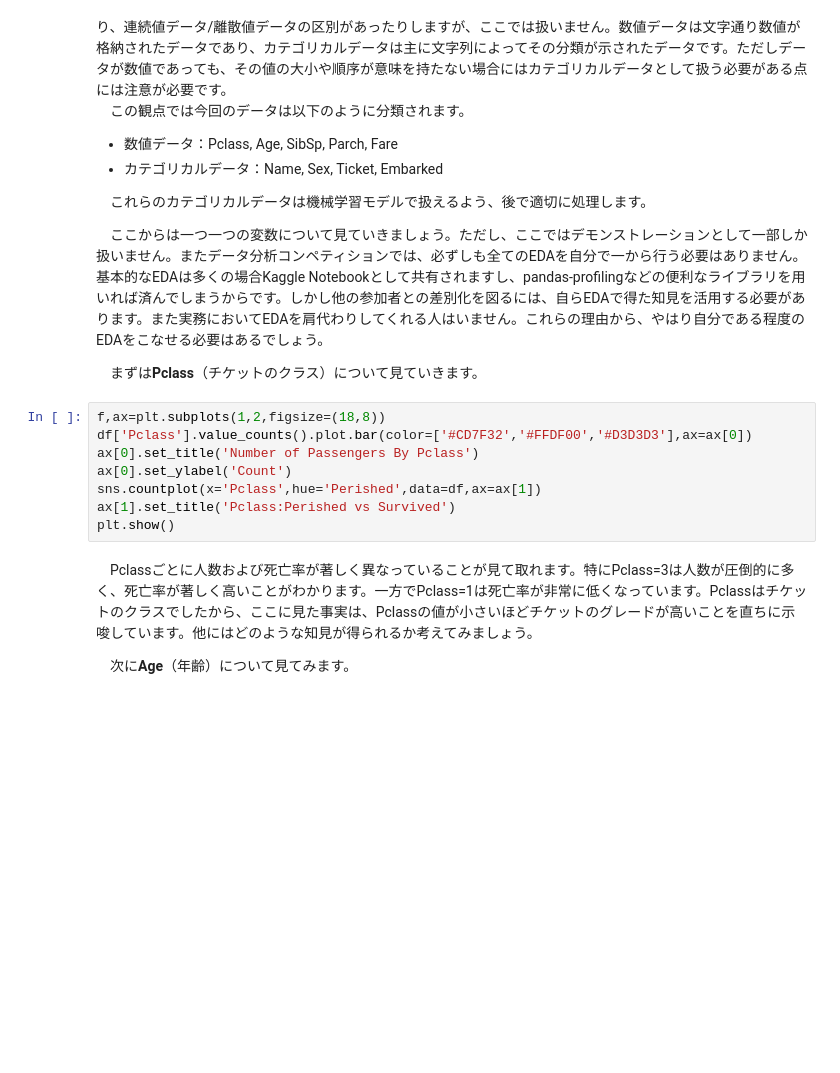
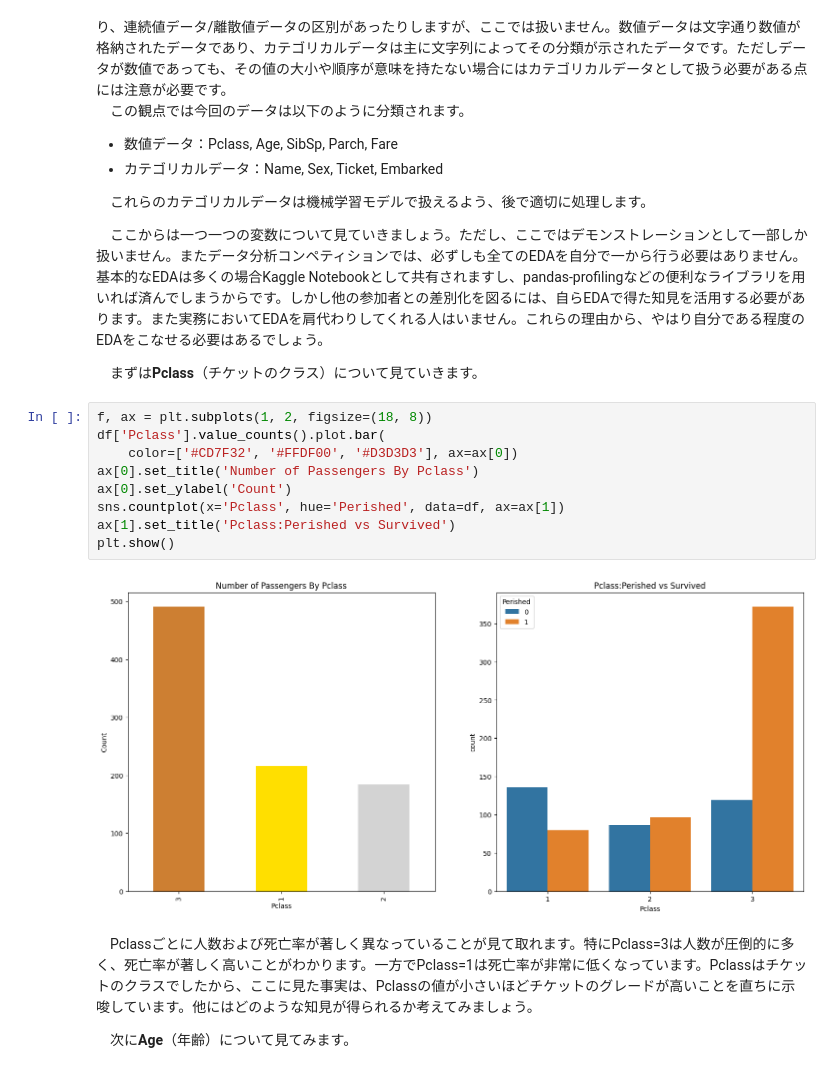
Before and after one commit to Kodai-study/CGI, a Jupyter notebook: コンペ第1回/demo/beginner.ipynb, the cells around one changed output. Cells and saved outputs as stored; diff of their text form; blank space fills up the shorter version.

```diff
--- a/コンペ第1回/demo/beginner.ipynb
+++ b/コンペ第1回/demo/beginner.ipynb
@@ -110,13 +181,16 @@ plt.show()
 
 　まずは**Pclass**（チケットのクラス）について見ていきます。
 # %%
-f,ax=plt.subplots(1,2,figsize=(18,8))
-df['Pclass'].value_counts().plot.bar(color=['#CD7F32','#FFDF00','#D3D3D3'],ax=ax[0])
+f, ax = plt.subplots(1, 2, figsize=(18, 8))
+df['Pclass'].value_counts().plot.bar(
+    color=['#CD7F32', '#FFDF00', '#D3D3D3'], ax=ax[0])
 ax[0].set_title('Number of Passengers By Pclass')
 ax[0].set_ylabel('Count')
-sns.countplot(x='Pclass',hue='Perished',data=df,ax=ax[1])
+sns.countplot(x='Pclass', hue='Perished', data=df, ax=ax[1])
 ax[1].set_title('Pclass:Perished vs Survived')
 plt.show()
+# %% [output]
+[figure, added]
 # %% [markdown]
 　Pclassごとに人数および死亡率が著しく異なっていることが見て取れます。特にPclass=3は人数が圧倒的に多く、死亡率が著しく高いことがわかります。一方でPclass=1は死亡率が非常に低くなっています。Pclassはチケットのクラスでしたから、ここに見た事実は、Pclassの値が小さいほどチケットのグレードが高いことを直ちに示唆しています。他にはどのような知見が得られるか考えてみましょう。
 
```
Also changed, not shown: parts of 11 cells of this notebook, 1 other file.
